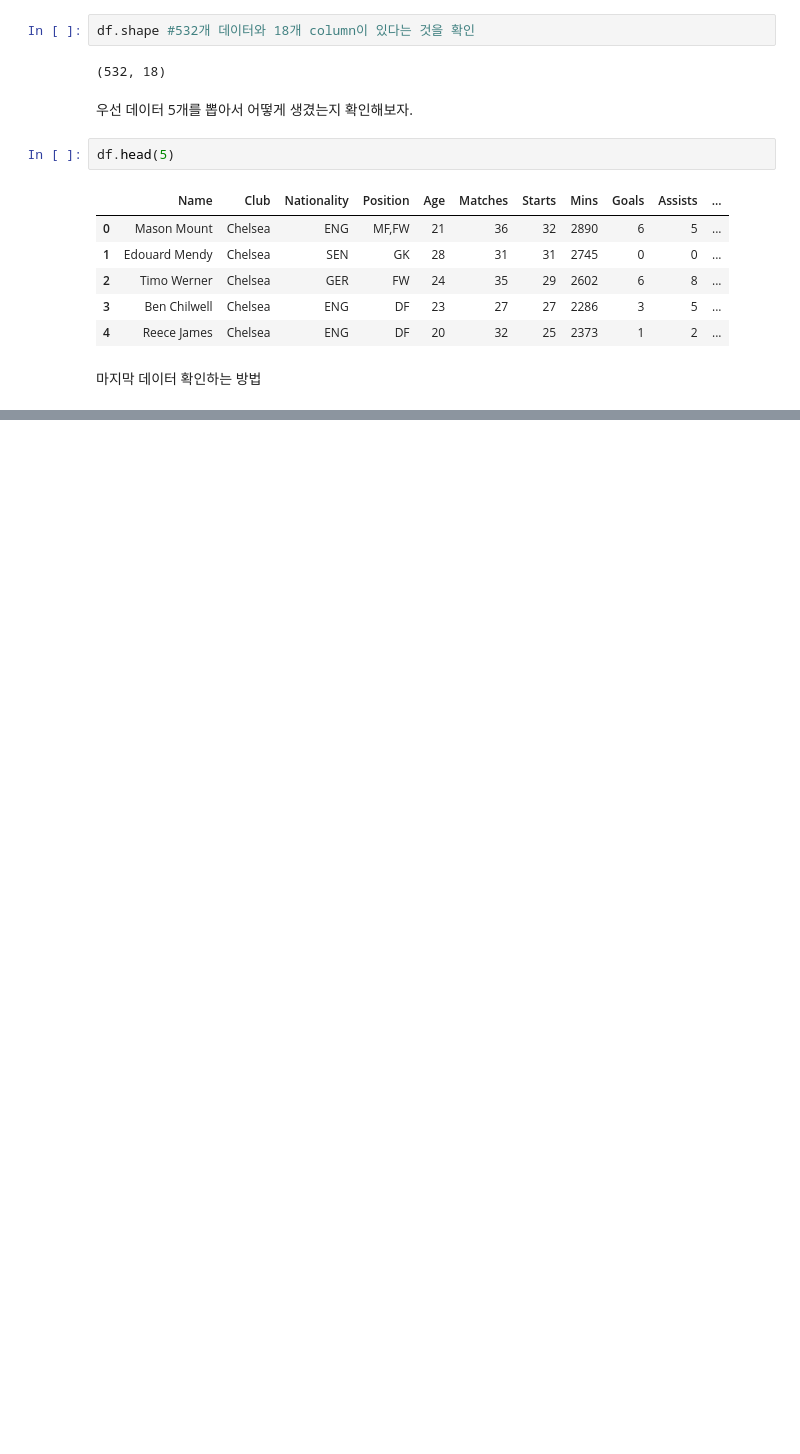
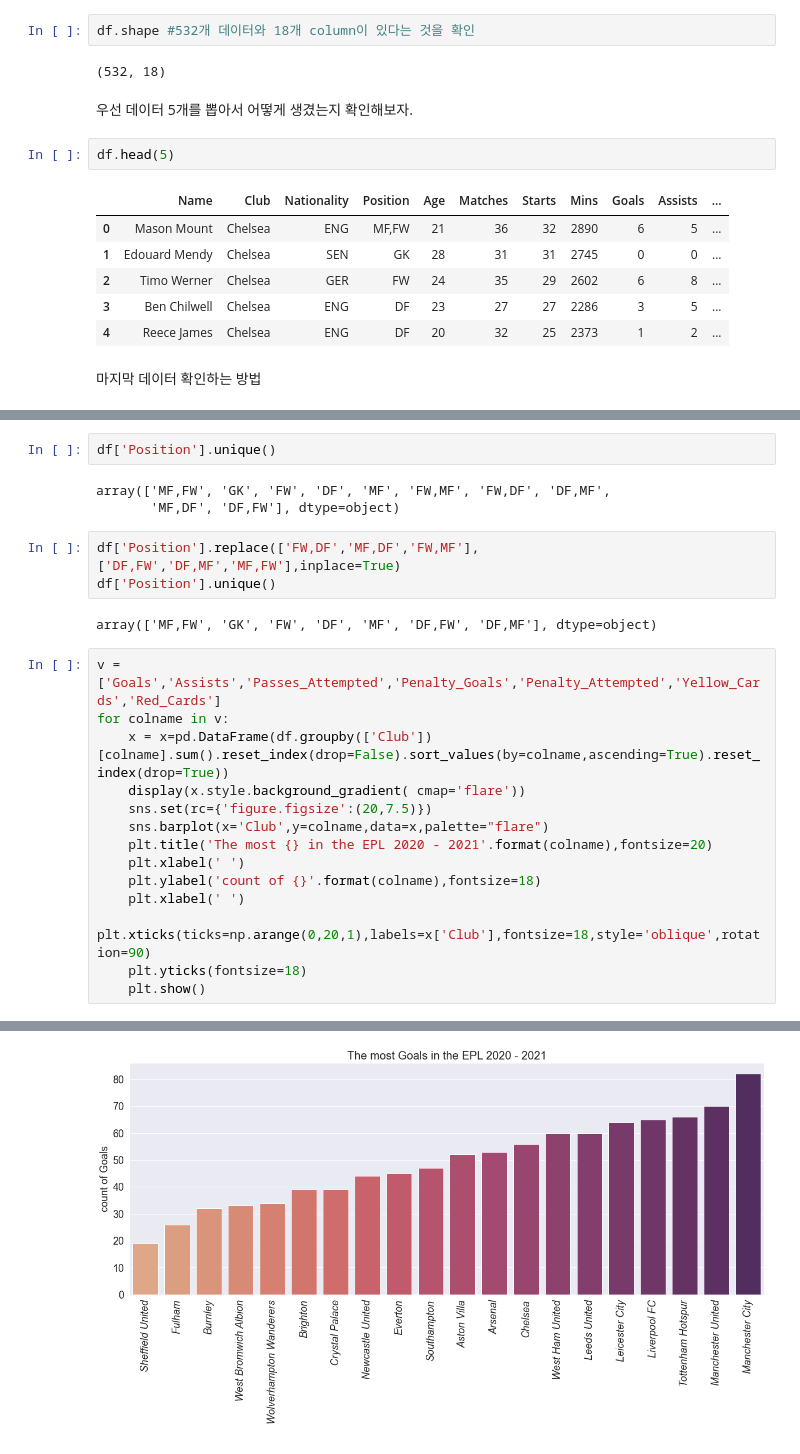
Before and after one commit to wooya315/DataPreprocessing, a Jupyter notebook: EPL20-21/EPL20-21 Analysis.ipynb, the cells around one changed output, grey strips where cells are left out. Drawn from its saved outputs; the diff is of its cells as text; blank space fills up the shorter version.

```diff
--- a/EPL20-21/EPL20-21 Analysis.ipynb
+++ b/EPL20-21/EPL20-21 Analysis.ipynb
@@ -82,0 +166,25 @@ Length: 532, dtype: bool
+# %%
+df['Position'].unique()
+# %% [output]
+array(['MF,FW', 'GK', 'FW', 'DF', 'MF', 'FW,MF', 'FW,DF', 'DF,MF',
+       'MF,DF', 'DF,FW'], dtype=object)
+# %%
+df['Position'].replace(['FW,DF','MF,DF','FW,MF'],['DF,FW','DF,MF','MF,FW'],inplace=True)
+df['Position'].unique()
+# %% [output]
+array(['MF,FW', 'GK', 'FW', 'DF', 'MF', 'DF,FW', 'DF,MF'], dtype=object)
+# %%
+v = ['Goals','Assists','Passes_Attempted','Penalty_Goals','Penalty_Attempted','Yellow_Cards','Red_Cards']
+for colname in v:
+    x = x=pd.DataFrame(df.groupby(['Club'])[colname].sum().reset_index(drop=False).sort_values(by=colname,ascending=True).reset_index(drop=True))
+    display(x.style.background_gradient( cmap='flare'))
+    sns.set(rc={'figure.figsize':(20,7.5)})
+    sns.barplot(x='Club',y=colname,data=x,palette="flare")
+    plt.title('The most {} in the EPL 2020 - 2021'.format(colname),fontsize=20)
+    plt.xlabel(' ')
+    plt.ylabel('count of {}'.format(colname),fontsize=18)
+    plt.xlabel(' ')
+    plt.xticks(ticks=np.arange(0,20,1),labels=x['Club'],fontsize=18,style='oblique',rotation=90)
+    plt.yticks(fontsize=18)
+    plt.show()
+# %% [output]
@@ -82,0 +208 @@ Length: 532, dtype: bool
+[figure, added]
```
Also changed, not shown: parts of 16 cells of this notebook.
